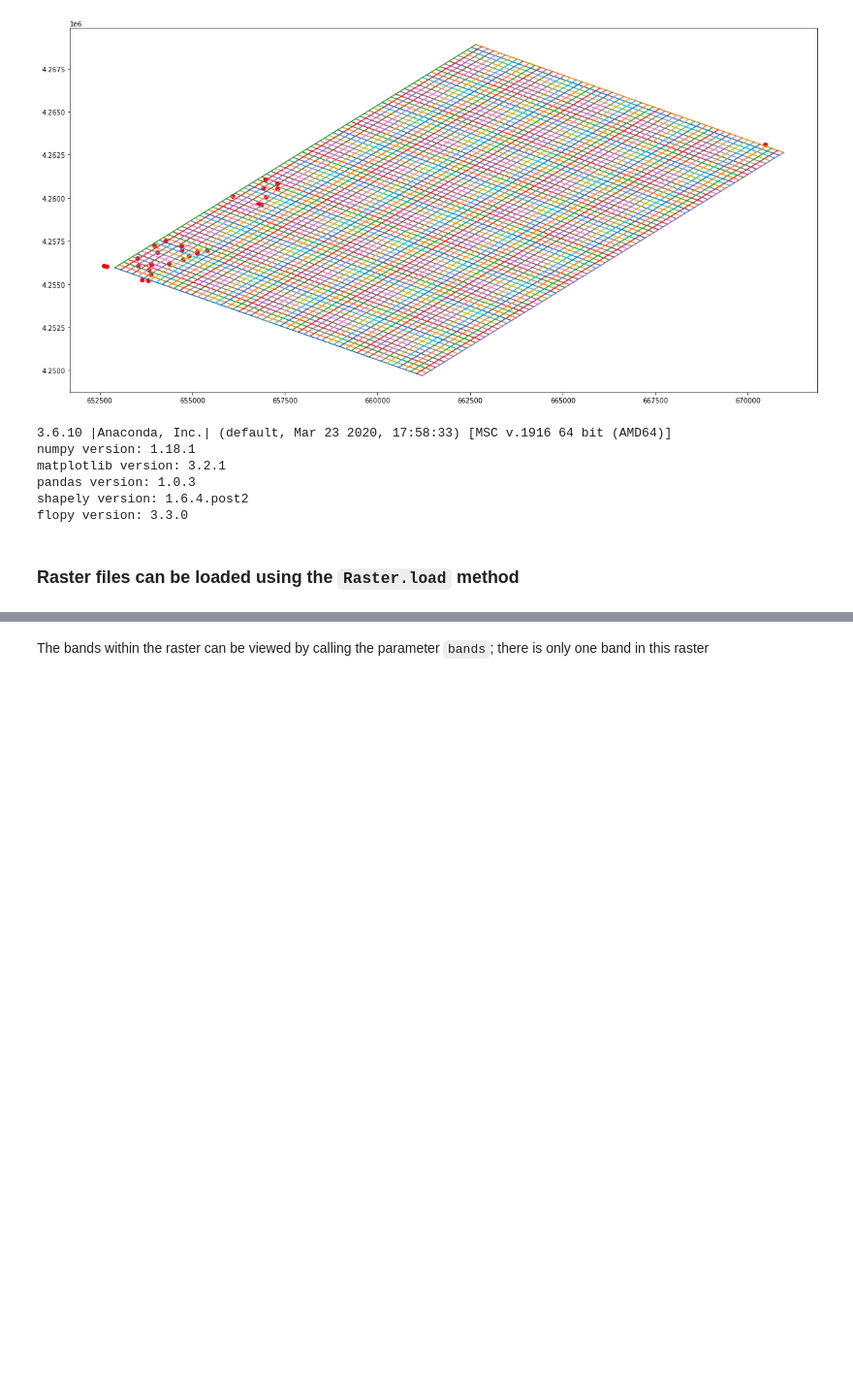
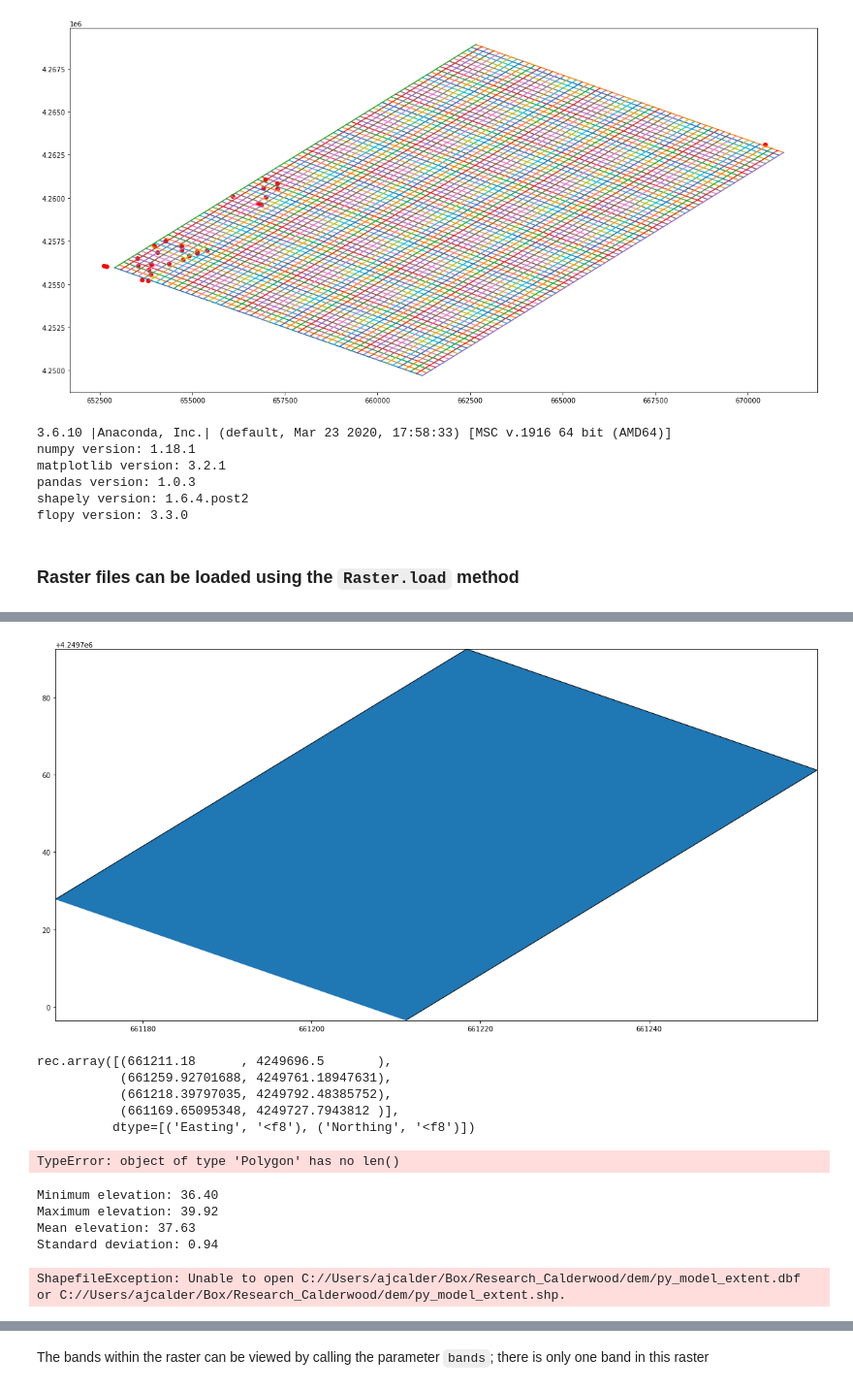
Before and after one commit to ajcalder/modflow-practice, a Jupyter notebook: BasicCosumnes/Basic Cosumnes.ipynb, the cells around one changed output, grey strips where cells are left out. Shown at 97% size. Drawn from its saved outputs; the diff is of its cells as text; code cells hidden in the pictures; blank space fills up the shorter version.

```diff
--- a/BasicCosumnes/Basic Cosumnes.ipynb
+++ b/BasicCosumnes/Basic Cosumnes.ipynb
@@ -44,5 +50,5 @@ Northing: 4249696.50 m N
 angle is approximate 53 degrees
 # %%
 #lenuni = 1 is in ft, lenuni = 2 is in meters
-mg = StructuredGrid(delc=200*np.ones(52), delr=200*np.ones(81), xoff=661211.18, yoff=4249696.50, angrot=53,
+mg = StructuredGrid(delc=delc*np.ones(ncol), delr=delr*np.ones(nrow), xoff=661211.18, yoff=4249696.50, angrot=53,
                     epsg=32610, lenuni=2)
@@ -59,0 +83,8 @@ mg.get_local_coords(11.82170571129881, 13.906660505012088)
+# %%
+# Get vertexes of model domain
+ll = mg.get_coords(0, 0) #lower left
+lr = mg.get_coords(nrow, 0) #lower right
+ur = mg.get_coords(nrow, ncol) #upper right
+ul = mg.get_coords(0, ncol) #upper left
+
+ll, lr, ur, ul
@@ -157,0 +217,18 @@ ModuleNotFoundError: No module named 'geopandas'
+# %%
+geoms = Polygon(vertices)
+geoms.plot() # this feature requires descartes
+vertices_rec
+# %% [output]
+[figure, added]
+rec.array([(661211.18      , 4249696.5       ),
+           (661259.92701688, 4249761.18947631),
+           (661218.39797035, 4249792.48385752),
+           (661169.65095348, 4249727.7943812 )],
+          dtype=[('Easting', '<f8'), ('Northing', '<f8')])
+# %%
+vertices_rec = np.rec.array([ll, lr, ur, ul],
+      dtype=[('Easting', '<f8'), ('Northing', '<f8')])
+# Write shpfile
+recarray2shp(vertices_rec, geoms, spath+ 'py_model_extent.shp', epsg=32610)
+# %% [output]
+TypeError: object of type 'Polygon' has no len()
@@ -157,0 +238,19 @@ ModuleNotFoundError: No module named 'geopandas'
+# %%
+mean = np.mean(data)
+dmin = np.min(data)
+dmax = np.max(data)
+stdv = np.std(data)
+
+s = "Minimum elevation: {:.2f}\nMaximum elevation: {:.2f}\nMean elevation: {:.2f}\nStandard deviation: {:.2f}"
+print(s.format(dmin, dmax, mean, stdv))
+# %% [output]
+Minimum elevation: 36.40
+Maximum elevation: 39.92
+Mean elevation: 37.63
+Standard deviation: 0.94
+# %%
+# read in the shapefile
+sf = shapefile.Reader(spath+ '/py_model_extent.shp')
+shapes = sf.shapes()
+# %% [output]
+ShapefileException: Unable to open C://Users/ajcalder/Box/Research_Calderwood/dem/py_model_extent.dbf or C://Users/ajcalder/Box/Research_Calderwood/dem/py_model_extent.shp.
```
Also changed, not shown: parts of 30 cells of this notebook.
